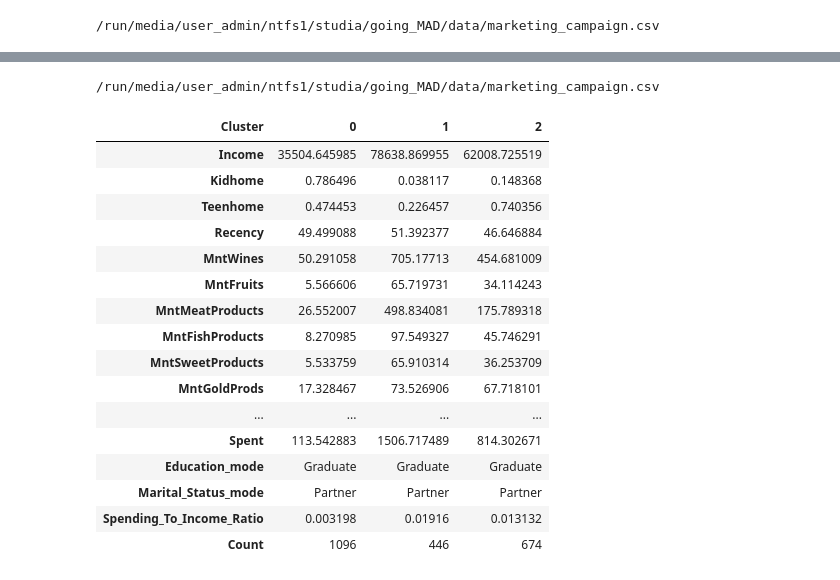
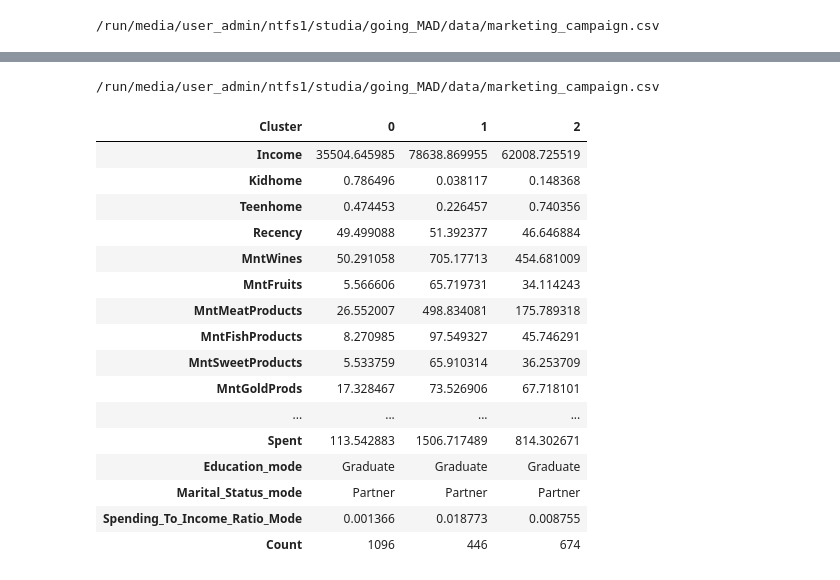
Before and after one commit to Noka993/customer-profile-analysis, a Jupyter notebook: notebooks/GMM.ipynb, the cells around one changed output, grey strips where cells are left out. Saved outputs shown, nothing was run; the diff lists cells and outputs as text; code cells hidden in the pictures.

```diff
--- a/notebooks/GMM.ipynb
+++ b/notebooks/GMM.ipynb
@@ -50,33 +50,37 @@ cluster_summary = original_data.groupby("Cluster").mean(numeric_only=True)
 
 # Obliczamy mediany dla danych kategorycznych
 object_cols = original_data.select_dtypes(include="object").columns
 for col in object_cols:
     mode_per_cluster = original_data.groupby("Cluster")[col].agg(lambda x: x.mode()[0])
     cluster_summary[col + "_mode"] = mode_per_cluster
 
+
 #Dla łatwiejszej analizy wydatków zliczamy procent przychodów jaki stanowią wydatki (pozwala identyfikować rozrzutnych klientów)
-#cluster_summary["Spending_To_Income_Ratio"] = cluster_summary["Spent"] /cluster_summary["Income"]
+original_data["Spending_To_Income_Ratio"] = original_data["Spent"]/original_data["Income"]
+cluster_summary["Spending_To_Income_Ratio_Mode"] = original_data.groupby("Cluster")["Spending_To_Income_Ratio"].agg(lambda x: x.mode()[0])
 
 # Zliczamy ilość danych w klastrze
 cluster_summary["Count"] = original_data["Cluster"].value_counts().sort_index()
 # Podsumowanie klastrów
+
+kl1 = cluster_summary.iloc[1].values.tolist()
 cluster_summary.transpose()
 # %% [output]
 /run/media/user_admin/ntfs1/studia/going_MAD/data/marketing_campaign.csv
 | Cluster | 0 | 1 | 2 |
 | Income | 35504.645985 | 78638.869955 | 62008.725519 |
 | Kidhome | 0.786496 | 0.038117 | 0.148368 |
 | Teenhome | 0.474453 | 0.226457 | 0.740356 |
 | Recency | 49.499088 | 51.392377 | 46.646884 |
 | MntWines | 50.291058 | 705.17713 | 454.681009 |
 | MntFruits | 5.566606 | 65.719731 | 34.114243 |
 | MntMeatProducts | 26.552007 | 498.834081 | 175.789318 |
 | MntFishProducts | 8.270985 | 97.549327 | 45.746291 |
 | MntSweetProducts | 5.533759 | 65.910314 | 36.253709 |
 | MntGoldProds | 17.328467 | 73.526906 | 67.718101 |
 | ... | ... | ... | ... |
 | Spent | 113.542883 | 1506.717489 | 814.302671 |
 | Education_mode | Graduate | Graduate | Graduate |
 | Marital_Status_mode | Partner | Partner | Partner |
-| Spending_To_Income_Ratio | 0.003198 | 0.01916 | 0.013132 |
+| Spending_To_Income_Ratio_Mode | 0.001366 | 0.018773 | 0.008755 |
 | Count | 1096 | 446 | 674 |
```
Also changed, not shown: parts of 5 cells of this notebook, 1 other file.
